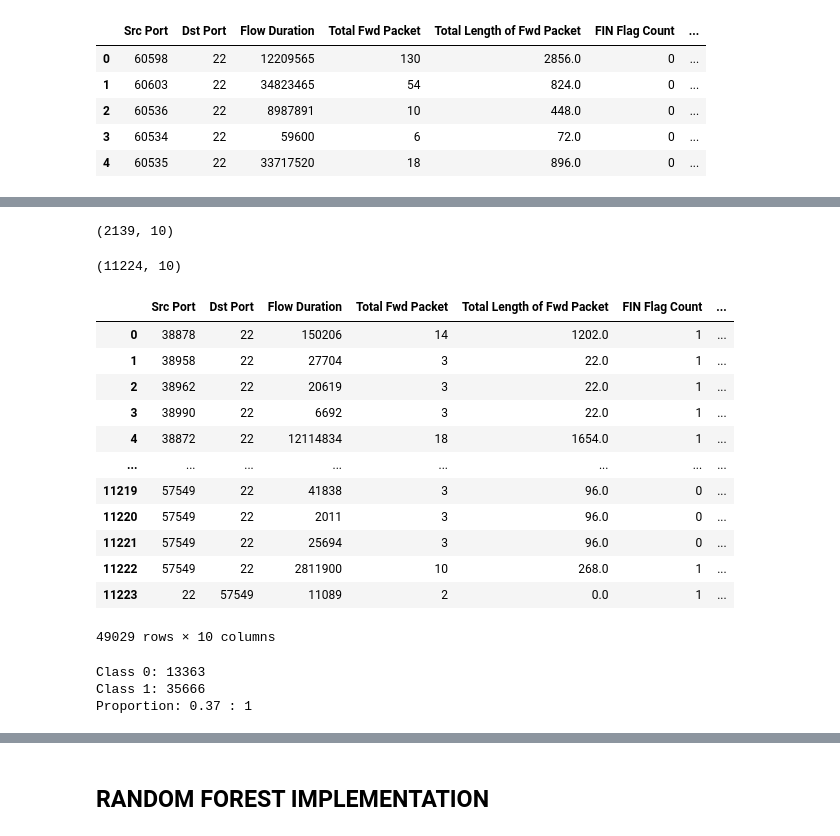
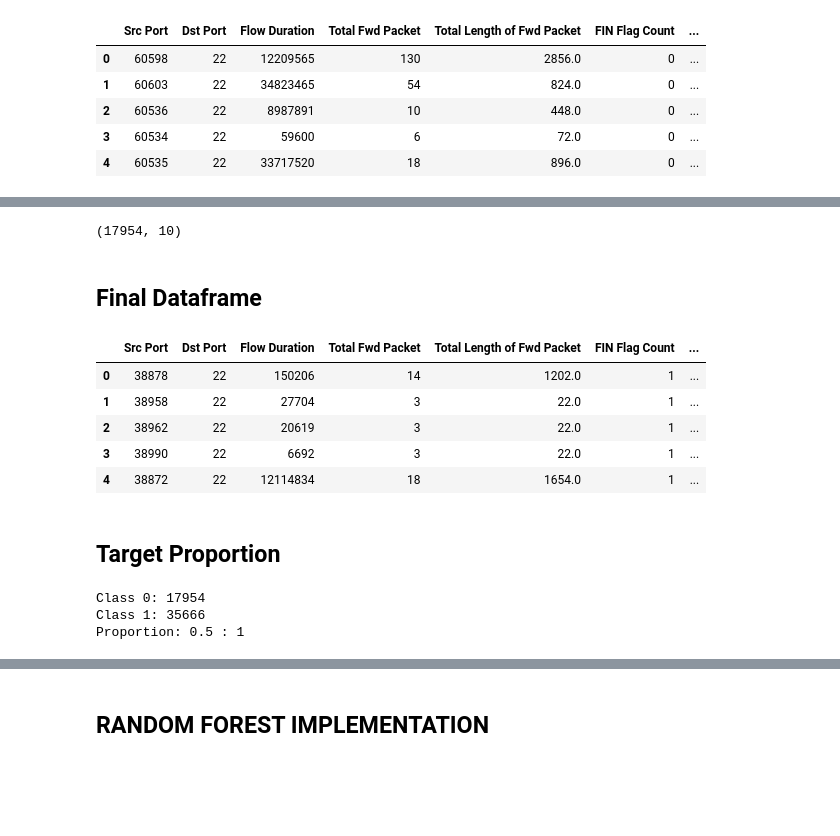
Before and after one commit to va-lt-02/anomalydetection, a Jupyter notebook: 3. Data Frame and ML.ipynb, the cells around one changed output, grey strips where cells are left out. Cells and saved outputs as stored; diff of their text form; code cells hidden in the pictures; blank space fills up the shorter version.

```diff
--- a/3. Data Frame and ML.ipynb
+++ b/3. Data Frame and ML.ipynb
@@ -44,2 +46,2 @@ bad = pd.concat(anomaloustraffic)
 # %%
-goodtraffic = pd.read_csv(r"C:\Users\Tandoi\Desktop\Progetto Master\Test PCAP\PCAPs_Suricata\csvids\all_ids.csv")
+goodtraffic = pd.read_csv(r"C:\Users\Tandoi\Desktop\Progetto Master\Test PCAP\ids_data.csv")
@@ -108,8 +82,4 @@ good2.head()
 # %%
 good.shape
 # %% [output]
-(2139, 10)
+(17954, 10)
-# %%
-good2.shape
-# %% [output]
-(11224, 10)
@@ -120,29 +86,26 @@ normal = pd.concat(normaltraffic)
+# %% [markdown]
+## Final Dataframe
 # %%
-frames = [bad, normal]
+frames = [bad, good]
 
 result = pd.concat(frames)
 # %%
-result
+result.head()
 # %% [output]
 |  | Src Port | Dst Port | Flow Duration | Total Fwd Packet | Total Length of Fwd Packet | FIN Flag Count | ... |
 | 0 | 38878 | 22 | 150206 | 14 | 1202.0 | 1 | ... |
 | 1 | 38958 | 22 | 27704 | 3 | 22.0 | 1 | ... |
 | 2 | 38962 | 22 | 20619 | 3 | 22.0 | 1 | ... |
 | 3 | 38990 | 22 | 6692 | 3 | 22.0 | 1 | ... |
 | 4 | 38872 | 22 | 12114834 | 18 | 1654.0 | 1 | ... |
-| ... | ... | ... | ... | ... | ... | ... | ... |
-| 11219 | 57549 | 22 | 41838 | 3 | 96.0 | 0 | ... |
-| 11220 | 57549 | 22 | 2011 | 3 | 96.0 | 0 | ... |
-| 11221 | 57549 | 22 | 25694 | 3 | 96.0 | 0 | ... |
-| 11222 | 57549 | 22 | 2811900 | 10 | 268.0 | 1 | ... |
-| 11223 | 22 | 57549 | 11089 | 2 | 0.0 | 1 | ... |
-49029 rows × 10 columns
+# %% [markdown]
+## Target Proportion
 # %%
 target_count = result.Label.value_counts()
 print('Class 0:', target_count['not-ssh-bruteforce'])
 print('Class 1:', target_count['ssh-bruteforce'])
 print('Proportion:', round(target_count['not-ssh-bruteforce'] / target_count['ssh-bruteforce'], 2), ': 1')
 # %% [output]
-Class 0: 13363
+Class 0: 17954
 Class 1: 35666
-Proportion: 0.37 : 1
+Proportion: 0.5 : 1
```
Also changed, not shown: parts of 41 cells of this notebook.
